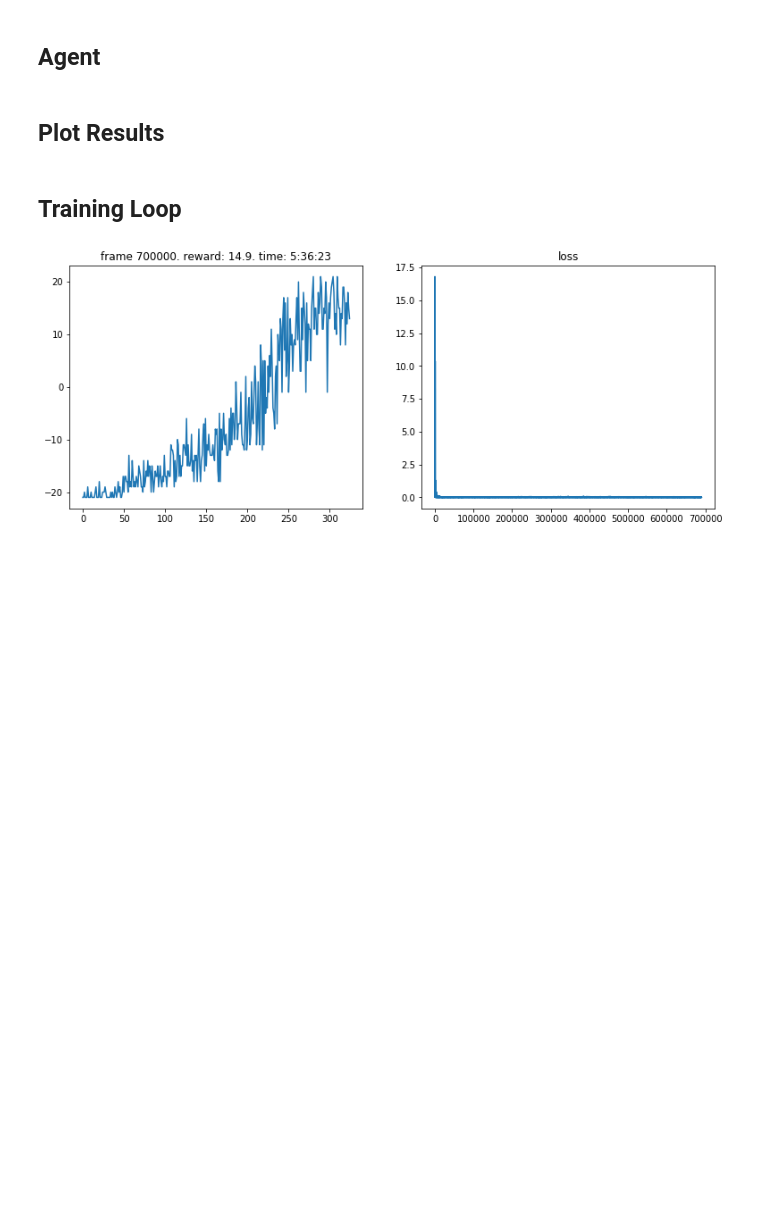
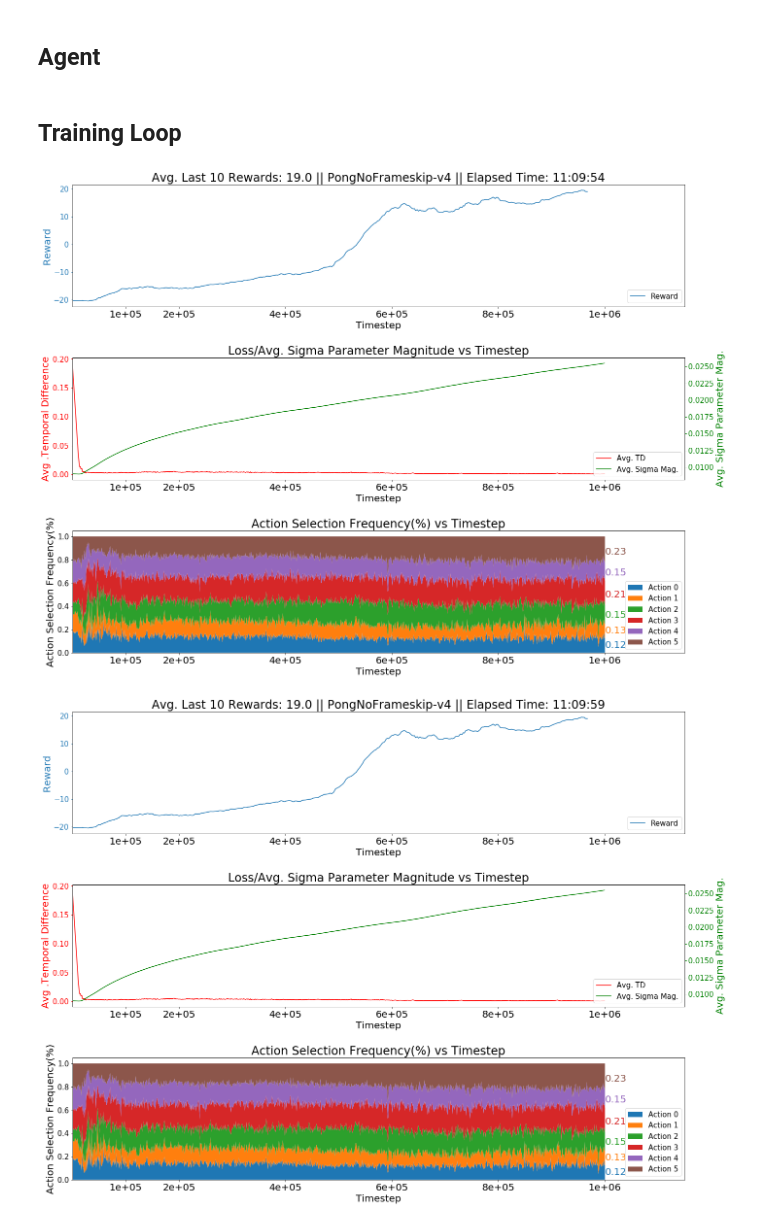
Before and after one commit to qfettes/DeepRL-Tutorials, a Jupyter notebook: 05.DQN-NoisyNets.ipynb, the cells around one changed output. Saved outputs shown, nothing was run; the diff lists cells and outputs as text; code cells hidden in the pictures; blank space fills up the shorter version.

Commit message:
improved results for first 7 notebooks. Other results to come soon

```diff
--- a/05.DQN-NoisyNets.ipynb
+++ b/05.DQN-NoisyNets.ipynb
@@ -47,10 +47,14 @@ config.BATCH_SIZE = 32
 
 #Learning control variables
 config.LEARN_START = 10000
-config.MAX_FRAMES=700000
+config.MAX_FRAMES=1000000
+config.UPDATE_FREQ = 1
 
 #Nstep controls
 config.N_STEPS=1
+
+#data logging parameters
+config.ACTION_SELECTION_COUNT_FREQUENCY = 1000
 # %% [markdown]
 ## Layer
 # %%
@@ -128,8 +132,8 @@ class DQN(nn.Module):
 ## Agent
 # %%
 class Model(DQN_Agent):
-    def __init__(self, static_policy=False, env=None, config=None):
-        super(Model, self).__init__(static_policy, env, config)
+    def __init__(self, static_policy=False, env=None, config=None, log_dir='/tmp/gym'):
+        super(Model, self).__init__(static_policy, env, config, log_dir=log_dir)
 
     def declare_networks(self):
         self.model = DQN(self.num_feats, self.num_actions)
@@ -152,16 +156,14 @@ class Model(DQN_Agent):
             expected_q_values = batch_reward + ((self.gamma**self.nsteps)*max_next_q_values)
 
         diff = (expected_q_values - current_q_values)
-        loss = self.huber(diff)
+        loss = self.MSE(diff)
         loss = loss.mean()
 
         return loss
 
-    def get_action(self, s, eps=0.1):
+    def get_action(self, s):
         with torch.no_grad():
             X = torch.tensor([s], device=self.device, dtype=torch.float)
             self.model.sample_noise()
             a = self.model(X).max(1)[1].view(1, 1)
             return a.item()
-# %% [markdown]
-## Plot Results
@@ -186,39 +172,56 @@ def plot(frame_idx, rewards, losses, sigma, elapsed_time):
 # %%
 start=timer()
 
+log_dir = "/tmp/gym/"
+try:
+    os.makedirs(log_dir)
+except OSError:
+    files = glob.glob(os.path.join(log_dir, '*.monitor.csv')) \
+        + glob.glob(os.path.join(log_dir, '*td.csv')) \
+        + glob.glob(os.path.join(log_dir, '*sig_param_mag.csv')) \
+        + glob.glob(os.path.join(log_dir, '*action_log.csv'))
+    for f in files:
+        os.remove(f)
+
 env_id = "PongNoFrameskip-v4"
 env    = make_atari(env_id)
-env    = wrap_deepmind(env, frame_stack=False)
-env    = wrap_pytorch(env)
-model = Model(env=env, config=config)
+env    = bench.Monitor(env, os.path.join(log_dir, env_id))
+env    = wrap_deepmind(env, episode_life=True, clip_rewards=True, frame_stack=False, scale=True)
+env    = WrapPyTorch(env)
+model  = Model(env=env, config=config, log_dir=log_dir)
 
 episode_reward = 0
 
 observation = env.reset()
 for frame_idx in range(1, config.MAX_FRAMES + 1):
     action = model.get_action(observation)
+    model.save_action(action, frame_idx) #log action selection
+
     prev_observation=observation
     observation, reward, done, _ = env.step(action)
     observation = None if done else observation
 
     model.update(prev_observation, action, reward, observation, frame_idx)
     episode_reward += reward
 
     if done:
         model.finish_nstep()
         model.reset_hx()
         observation = env.reset()
         model.save_reward(episode_reward)
         episode_reward = 0
 
-        if np.mean(model.rewards[-10:]) > 19:
-            plot(frame_idx, model.rewards, model.losses, model.sigma_parameter_mag, timedelta(seconds=int(timer()-start)))
-            break
-
     if frame_idx % 10000 == 0:
-        plot(frame_idx, model.rewards, model.losses, model.sigma_parameter_mag, timedelta(seconds=int(timer()-start)))
+        model.save_w()
+        try:
+            clear_output(True)
+            plot_all_data(log_dir, env_id, 'NoisyDQN', config.MAX_FRAMES, bin_size=(10, 100, 100, 1), smooth=1, time=timedelta(seconds=int(timer()-start)), ipynb=True)
+        except IOError:
+            pass
 
 model.save_w()
 env.close()
+plot_all_data(log_dir, env_id, 'NoisyDQN', config.MAX_FRAMES, bin_size=(10, 100, 100, 1), smooth=1, time=timedelta(seconds=int(timer()-start)), ipynb=True)
 # %% [output]
-[figure, old version]
+[figure, new version]
+[figure, added]
```
Also changed, not shown: parts of 2 cells of this notebook, 11 other files.
